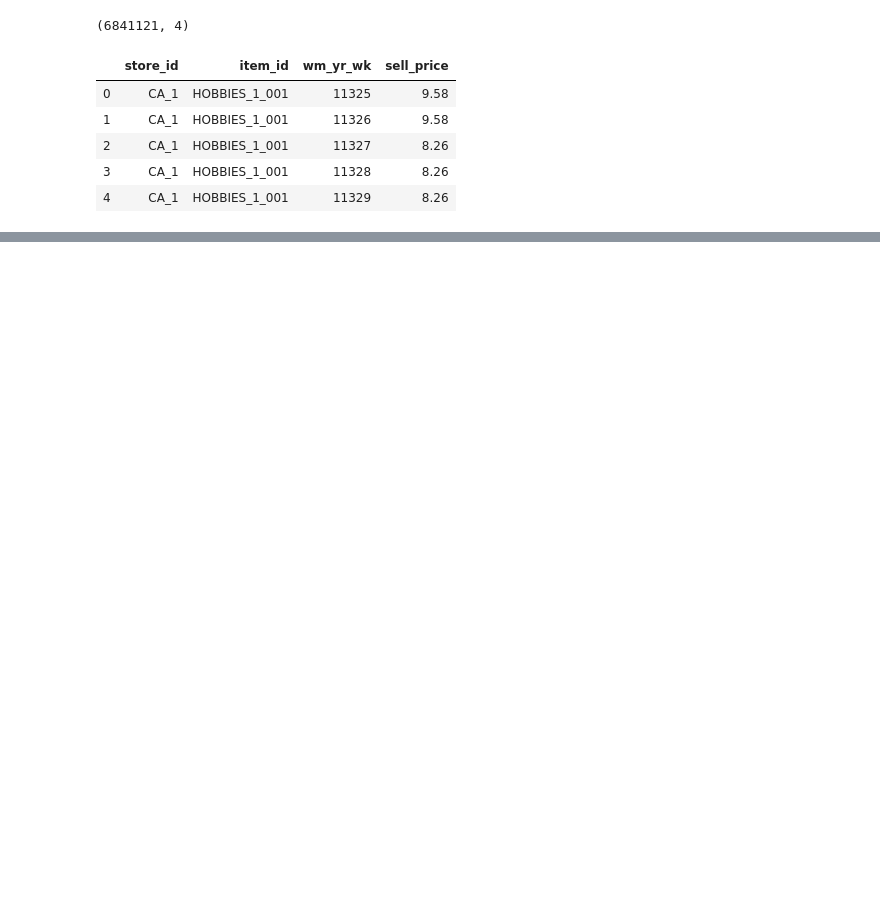
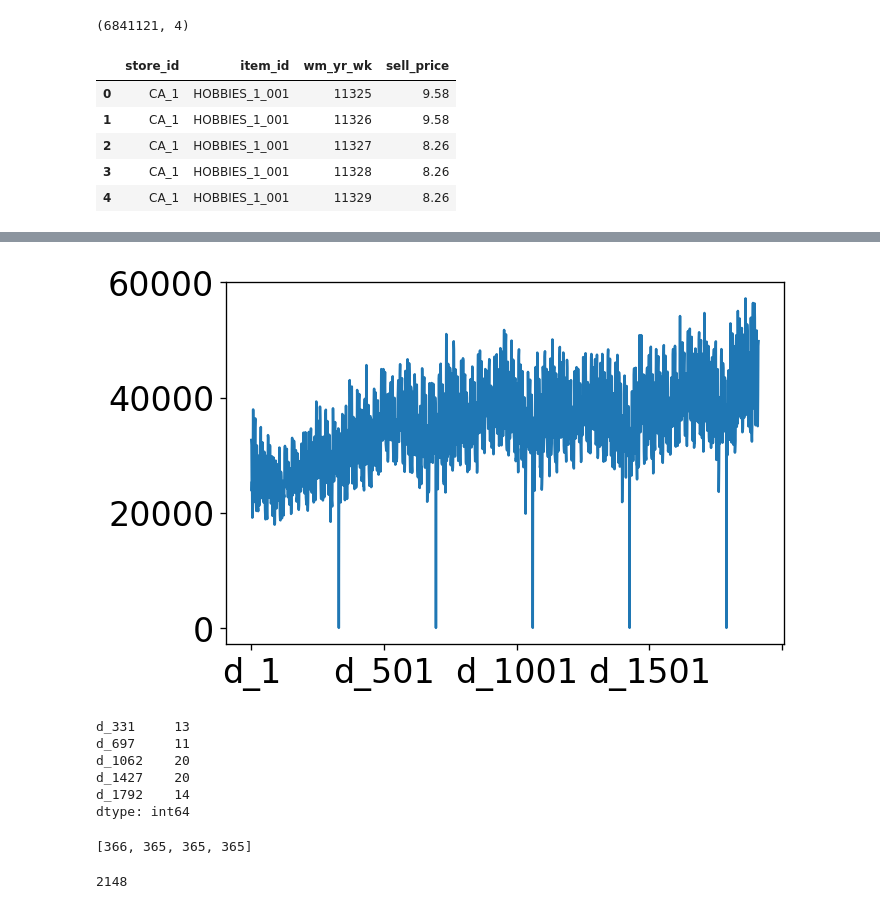
Before and after one commit to TOMMYWHY/158_755DataScience, a Jupyter notebook: project3/M5/notebook/testing.ipynb, the cells around one changed output, grey strips where cells are left out. Saved outputs shown, nothing was run; the diff lists cells and outputs as text; code cells hidden in the pictures; blank space fills up the shorter version.

```diff
--- a/project3/M5/notebook/testing.ipynb
+++ b/project3/M5/notebook/testing.ipynb
@@ -73,0 +101,2 @@ calendar.head()
+# %%
+series_cols = data.columns[data.columns.str.contains("d_")].values
@@ -73,0 +128,37 @@ calendar.head()
+# %%
+# 每日 所有产品 销售数量
+data[series_cols].sum().plot()
+# plt.bar(data[series_cols].sum()[0],data[series_cols].sum()[1])
+
+# plt.title("Top-Level-1: Summed product sales of all stores and states")
+# plt.ylabel("Unit sales of all products");
+rcParams['figure.figsize'] = (17,5)
+# %% [output]
+[figure, added]
+# %%
+# 销量最低的几天
+lowest_sale =  data[series_cols].sum()
+lowest_sale = lowest_sale[lowest_sale<1000]
+lowest_sale
+# %% [output]
+d_331     13
+d_697     11
+d_1062    20
+d_1427    20
+d_1792    14
+dtype: int64
+# %%
+lowest_sale.index
+period = []
+days = []
+for i,val in enumerate(lowest_sale.index):
+    days.append(int(val[2:]))
+    if i+1 < len(lowest_sale.index):
+        period.append( int(lowest_sale.index[i+1][2:])-int(lowest_sale.index[i][2:]))
+
+print(period) # 周期性 下一次周期在 1792 + 356
+next_period= 1792 + 356
+next_period  # 下一次周期在 2148日，未在接下来预测一个月内。
+# %% [output]
+[366, 365, 365, 365]
+2148
```
Also changed, not shown: parts of 35 cells of this notebook, 5 other files.
